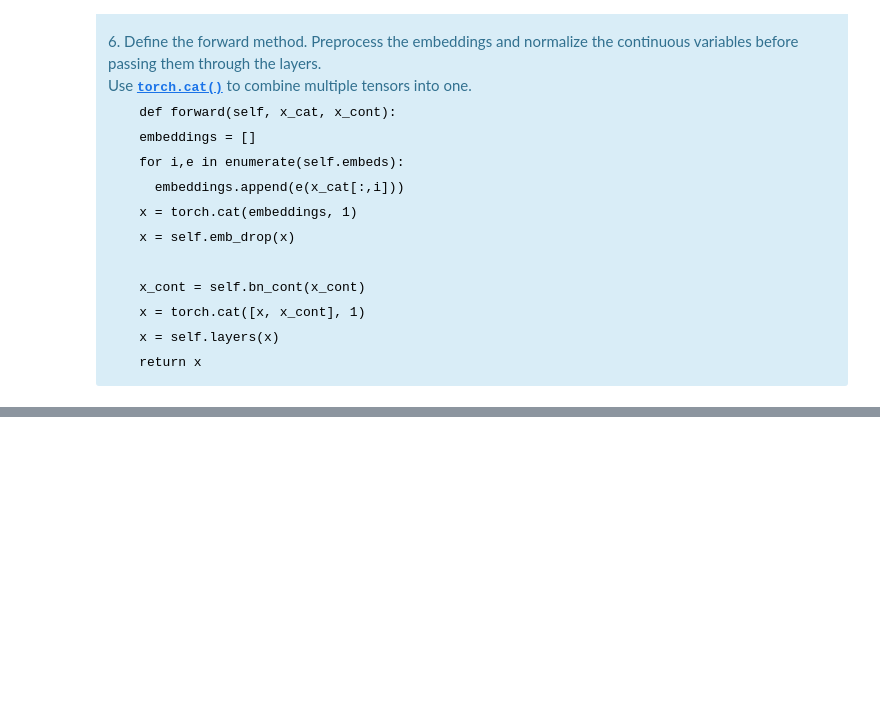
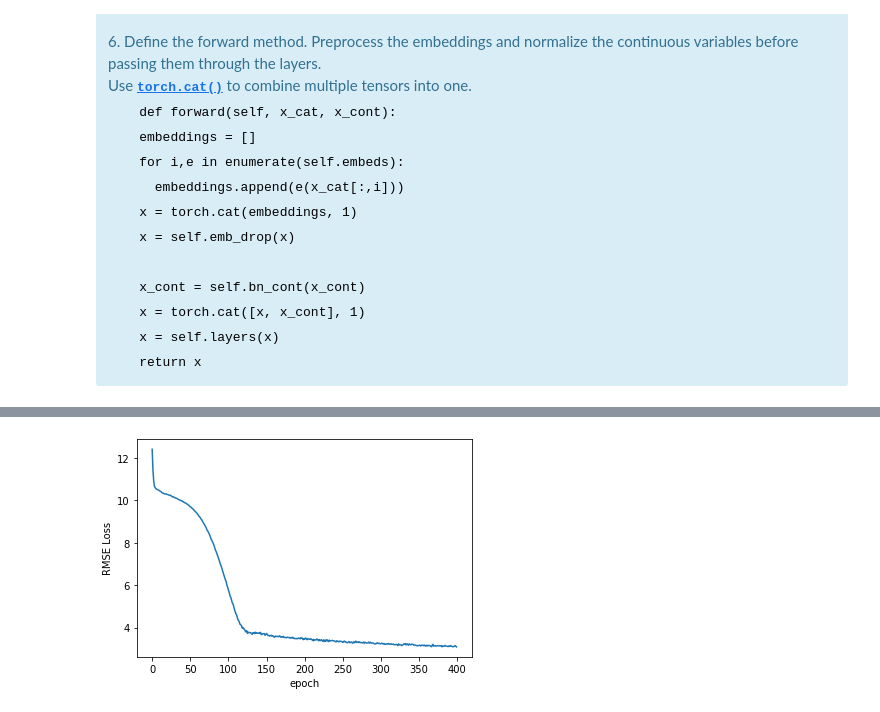
Before and after one commit to saidulislam/deep-learning-ann, a Jupyter notebook: ANN-Regression-NYC-Taxi-Fare.ipynb, the cells around one changed output, grey strips where cells are left out. Saved outputs shown, nothing was run; the diff lists cells and outputs as text; code cells hidden in the pictures; blank space fills up the shorter version.

Commit message:
trained model. model not saved.

```diff
--- a/ANN-Regression-NYC-Taxi-Fare.ipynb
+++ b/ANN-Regression-NYC-Taxi-Fare.ipynb
@@ -374,0 +421,2 @@ This somewhat follows the <a href='https://docs.fast.ai/tabular.models.html'>fas
+# %%
+model = TabularModel(emb_szs, conts.shape[1], 1, [1000,500], p=0.4)
@@ -374,0 +467,13 @@ This somewhat follows the <a href='https://docs.fast.ai/tabular.models.html'>fas
+# %%
+criterion = nn.MSELoss()  # we'll convert this to RMSE later
+optimizer = torch.optim.Adam(model.parameters(), lr=0.001)
+# %%
+batch_size = 10000
+test_size = int(batch_size * .2)
+
+cat_train = cats[:batch_size-test_size]
+cat_test = cats[batch_size-test_size:batch_size]
+con_train = conts[:batch_size-test_size]
+con_test = conts[batch_size-test_size:batch_size]
+y_train = y[:batch_size-test_size]
+y_test = y[batch_size-test_size:batch_size]
@@ -374,0 +491,23 @@ This somewhat follows the <a href='https://docs.fast.ai/tabular.models.html'>fas
+# %%
+import time
+start_time = time.time()
+
+epochs = 400
+losses = []
+
+for i in range(epochs):
+    i+=1
+    y_pred = model(cat_train, con_train)
+    loss = torch.sqrt(criterion(y_pred, y_train)) # RMSE
+    losses.append(loss)
+
+    # a neat trick to save screen space:
+    if i%25 == 1:
+        print(f'epoch: {i:3}  loss: {loss.item():10.8f}')
+
+    optimizer.zero_grad()
+    loss.backward()
+    optimizer.step()
+
+print(f'epoch: {i:3}  loss: {loss.item():10.8f}') # print the last line
+print(f'\nDuration: {time.time() - start_time:.0f} seconds') # print the time elapsed
@@ -374,0 +534,6 @@ This somewhat follows the <a href='https://docs.fast.ai/tabular.models.html'>fas
+# %%
+plt.plot(range(epochs), losses)
+plt.ylabel('RMSE Loss')
+plt.xlabel('epoch');
+# %% [output]
+[figure, added]
```
Also changed, not shown: parts of 13 cells of this notebook.
